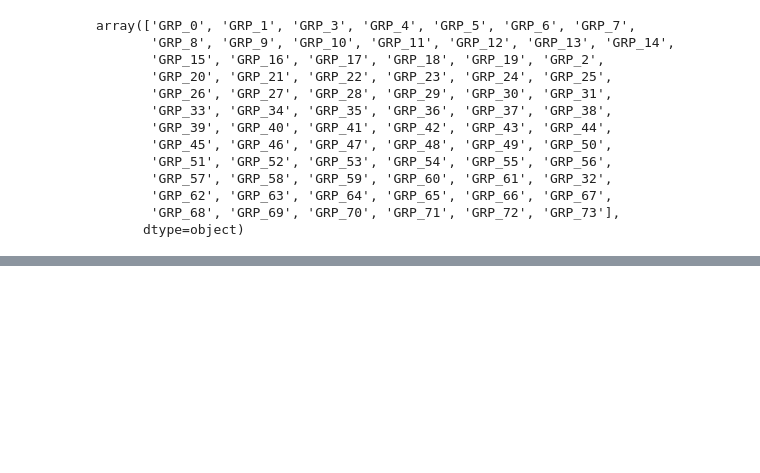
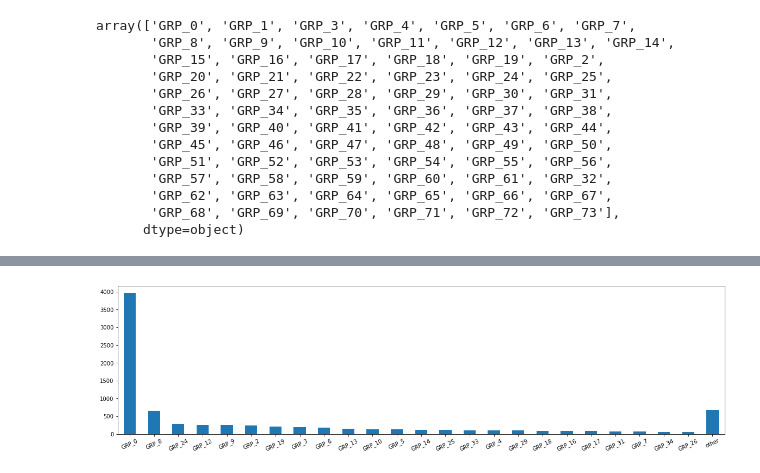
Before and after one commit to 0xkinley/PGP_AIML_CapstoneProject, a Jupyter notebook: EDA and Preprocessing - Notebook.ipynb, the cells around one changed output, grey strips where cells are left out. Cells and saved outputs as stored; diff of their text form; code cells hidden in the pictures; blank space fills up the shorter version.

```diff
--- a/EDA and Preprocessing - Notebook.ipynb
+++ b/EDA and Preprocessing - Notebook.ipynb
@@ -98,0 +103,11 @@ ticket_count.tail()
+# %%
+threshold = 50
+considered_ticket = number_of_tickets>threshold
+val_cnt = number_of_tickets.loc[~considered_ticket].sum()
+number_of_tickets = number_of_tickets.loc[considered_ticket]
+number_of_tickets['other'] = val_cnt
+number_of_tickets.plot(kind='bar')
+plt.xticks(rotation=25)
+plt.show()
+# %% [output]
+[figure, added]
```
Also changed, not shown: parts of 13 cells of this notebook.
